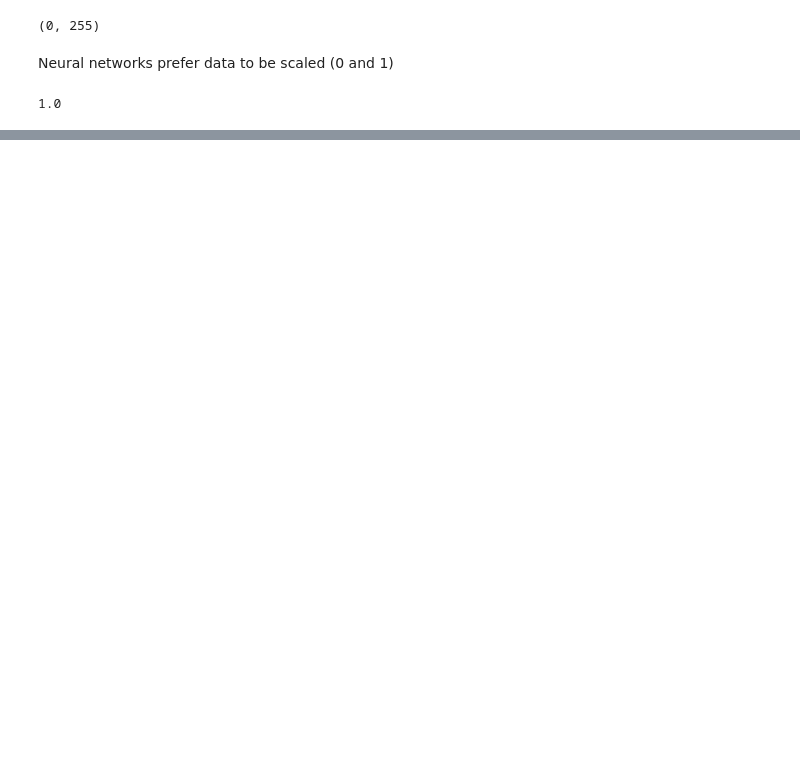
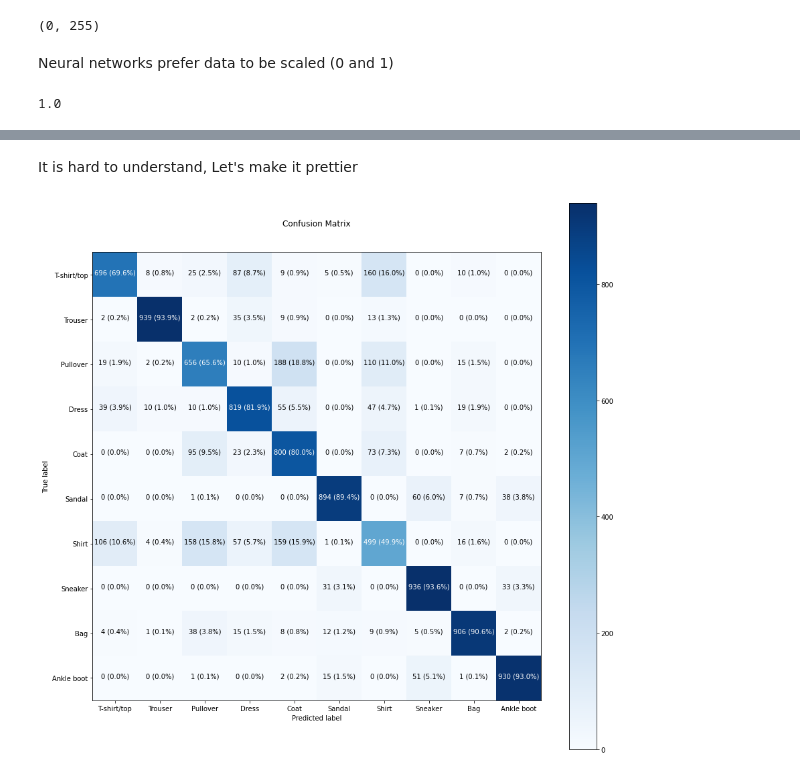
Before and after one commit to VinoJose/Tensorflow, a Jupyter notebook: 02_neural_network_classification_in_tensorflow.ipynb, the cells around one changed output, grey strips where cells are left out. Saved outputs shown, nothing was run; the diff lists cells and outputs as text; code cells hidden in the pictures; blank space fills up the shorter version.

```diff
--- a/02_neural_network_classification_in_tensorflow.ipynb
+++ b/02_neural_network_classification_in_tensorflow.ipynb
@@ -629,0 +727,22 @@ train_data.max()
+# %%
+# Set random seed
+tf.random.set_seed(42)
+
+# Create the model
+model_14 = tf.keras.Sequential([
+  tf.keras.layers.Flatten(input_shape=(28, 28)), # input layer (we had to reshape 28x28 to 784)
+  tf.keras.layers.Dense(4, activation="relu"),
+  tf.keras.layers.Dense(4, activation="relu"),
+  tf.keras.layers.Dense(10, activation="softmax") # output shape is 10, activation is softmax
+])
+
+# Compile the model
+model_14.compile(loss=tf.keras.losses.SparseCategoricalCrossentropy(),
+                 optimizer=tf.keras.optimizers.Adam(lr=0.001), # ideal learning rate (same as default)
+                 metrics=["accuracy"])
+
+# Fit the model
+history = model_14.fit(train_data,
+                       train_labels,
+                       epochs=20,
+                       validation_data=(test_data, test_labels))
@@ -629,0 +848,6 @@ train_data.max()
+# %%
+# Make predictions with the most recent model
+y_probs = model_14.predict(test_data) # "probs" is short for probabilities
+
+# View the first 5 predictions
+y_probs[:5]
@@ -629,0 +883,2 @@ train_data.max()
+# %%
+y_preds = y_probs.argmax(axis=1)
@@ -629,0 +906,6 @@ train_data.max()
+# %% [markdown]
+It is hard to understand, Let's make it prettier
+# %%
+make_confusion_matrix(test_labels, y_preds, classes= class_names, figsize=(15,15), text_size=10)
+# %% [output]
+[figure, added]
```
Also changed, not shown: parts of 25 cells of this notebook.
